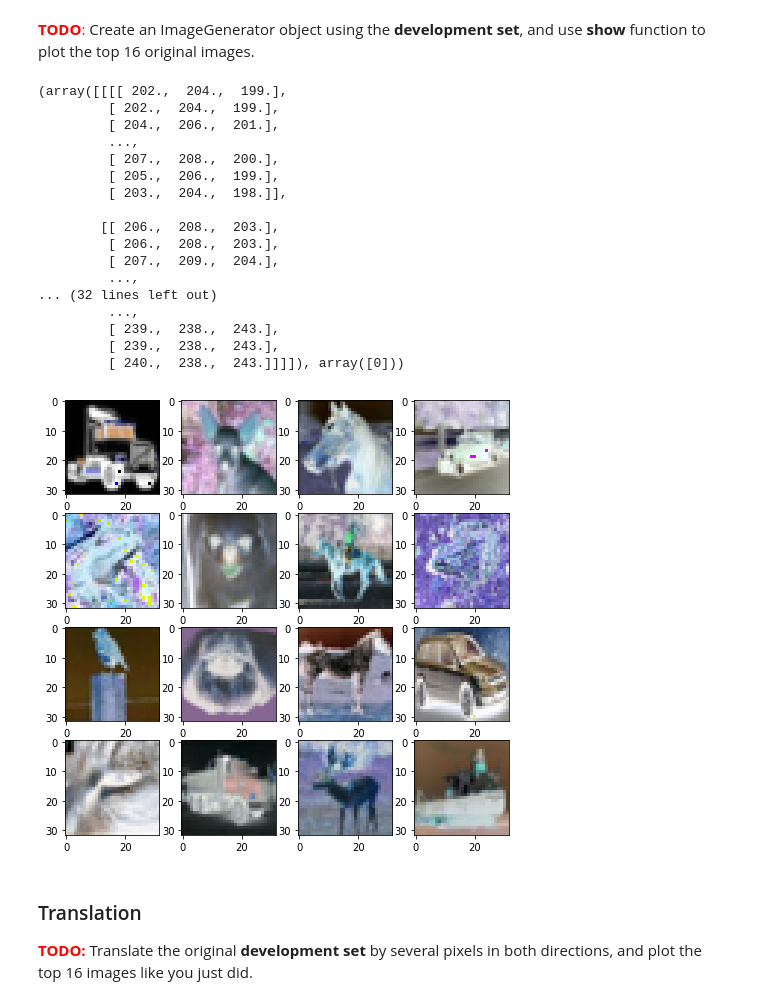
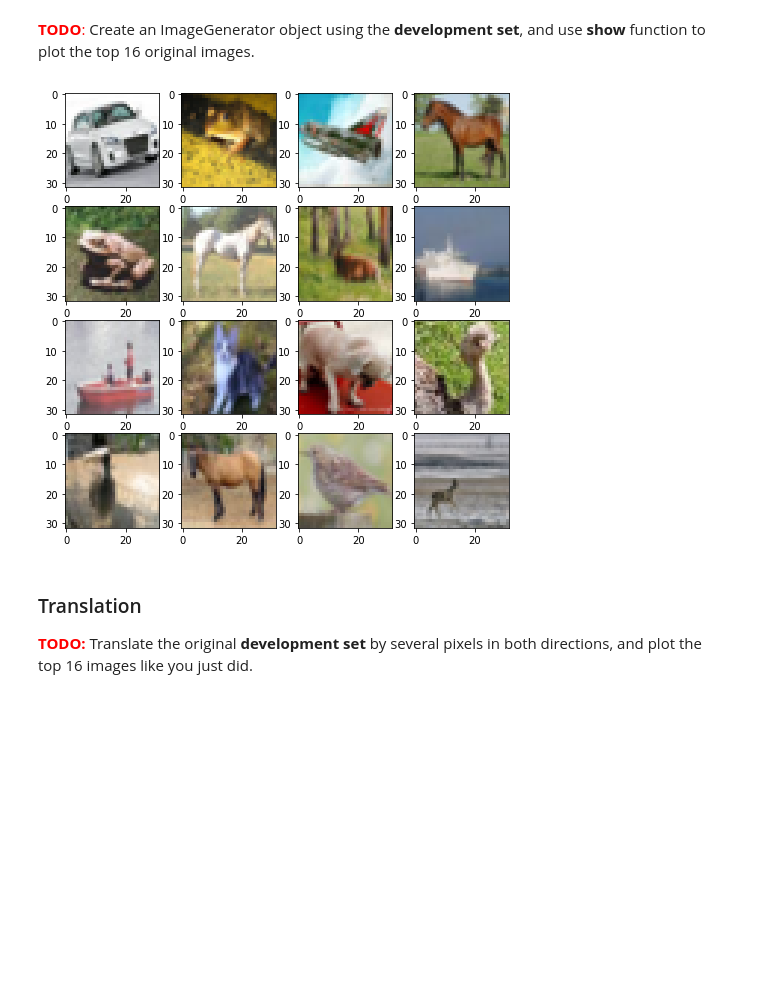
Before and after one commit to crowegian/NNetsDL_F17, a Jupyter notebook: assignment2/task4-augmentation.ipynb, the cells around one changed output. Cells and saved outputs as stored; diff of their text form; code cells hidden in the pictures; blank space fills up the shorter version.

```diff
--- a/assignment2/task4-augmentation.ipynb
+++ b/assignment2/task4-augmentation.ipynb
@@ -19,12 +23,19 @@ import scipy
 # %% [markdown]
 ## Load Data
 # %%
+# def myreshapeFunction(myMat):
+#     myMatReshaped = np.zeros((myMat.shape[0], 32, 32, 3))
+#     for index in np.arange(0, myMat.shape[0]):
+#         myMatReshaped[index, :, :, 0] = np.reshape(myMat[index, 0:32*32], (32,32))
+#         myMatReshaped[index, :, :, 1] = np.reshape(myMat[index, 32*32:32*32*2], (32,32))
+#         myMatReshaped[index, :, :, 2] = np.reshape(myMat[index, 32*32*2:32*32*3], (32,32))
+#     return(myMatReshaped)
 def myreshapeFunction(myMat):
     myMatReshaped = np.zeros((myMat.shape[0], 32, 32, 3))
-    for index in np.arange(0, myMat.shape[0]):
-        myMatReshaped[index, :, :, 0] = np.reshape(myMat[index, 0:32*32], (32,32))
-        myMatReshaped[index, :, :, 1] = np.reshape(myMat[index, 32*32:32*32*2], (32,32))
-        myMatReshaped[index, :, :, 2] = np.reshape(myMat[index, 32*32*2:32*32*3], (32,32))
+
+
+    myMatReshaped = np.reshape(myMat, (myMat.shape[0], 32, 32, 3), order = 'F')
+    myMatReshaped = myMatReshaped.transpose(0, 2, 1, 3)
     return(myMatReshaped)
 
 X_train, y_train, X_test, y_test = load_data()
@@ -50,5 +61,7 @@ print("Reshaping")
 X_dev = myreshapeFunction(X_dev)
 X_val = myreshapeFunction(X_val)
 X_train = myreshapeFunction(X_train)
+X_test = myreshapeFunction(X_test)
 print(X_train.shape, X_val.shape, X_test.shape, X_dev.shape)
+# X_train = np.array(X_train, dtype = 'float64')
 # %% [output]
@@ -104,27 +129,10 @@ from ecbm4040.image_generator import ImageGenerator
 # %%
 myGen = ImageGenerator(x = X_dev, y = y_dev)
 myGen.show()
-temp = myGen.next_batch_gen(batch_size = 1)
-print(next(temp))
+# temp = myGen.next_batch_gen(batch_size = 1)
+# print(next(temp))
 # %% [output]
-(array([[[[ 202.,  204.,  199.],
-         [ 202.,  204.,  199.],
-         [ 204.,  206.,  201.],
-         ...,
-         [ 207.,  208.,  200.],
-         [ 205.,  206.,  199.],
-         [ 203.,  204.,  198.]],
-
-        [[ 206.,  208.,  203.],
-         [ 206.,  208.,  203.],
-         [ 207.,  209.,  204.],
-         ...,
-... (32 lines left out)
-         ...,
-         [ 239.,  238.,  243.],
-         [ 239.,  238.,  243.],
-         [ 240.,  238.,  243.]]]]), array([0]))
-[figure, old version]
+[figure, new version]
 # %% [markdown]
 ### Translation
 
```
Also changed, not shown: parts of 12 cells of this notebook, 2 other files.
